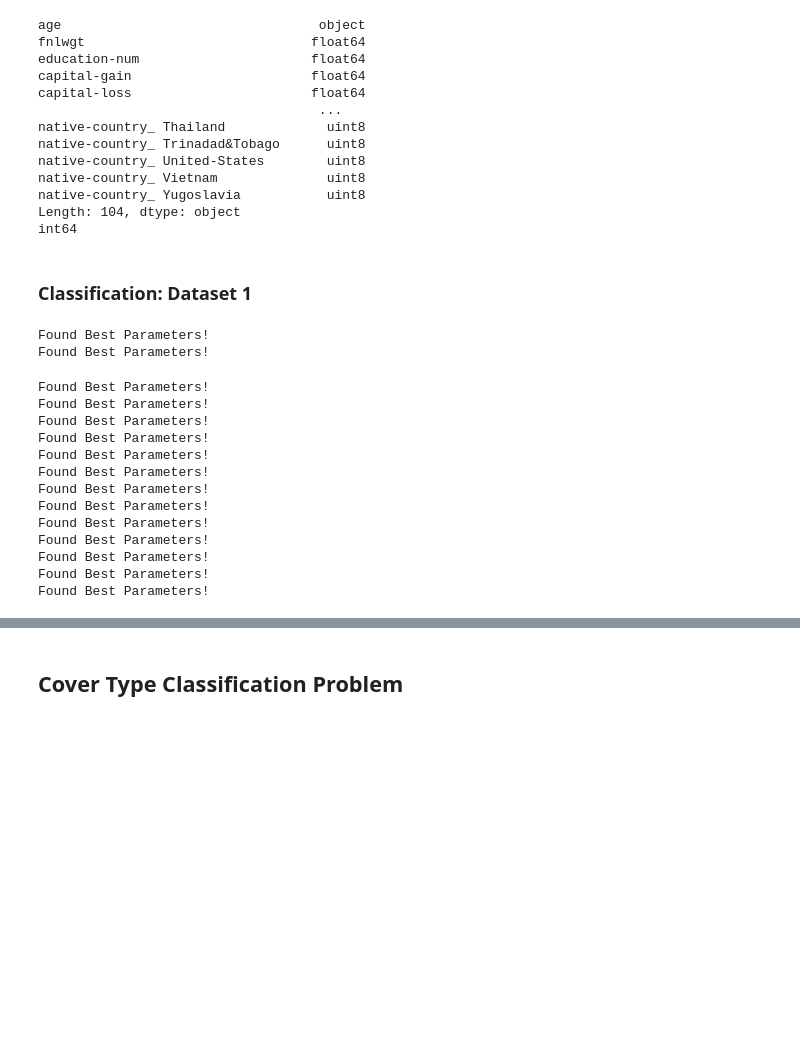
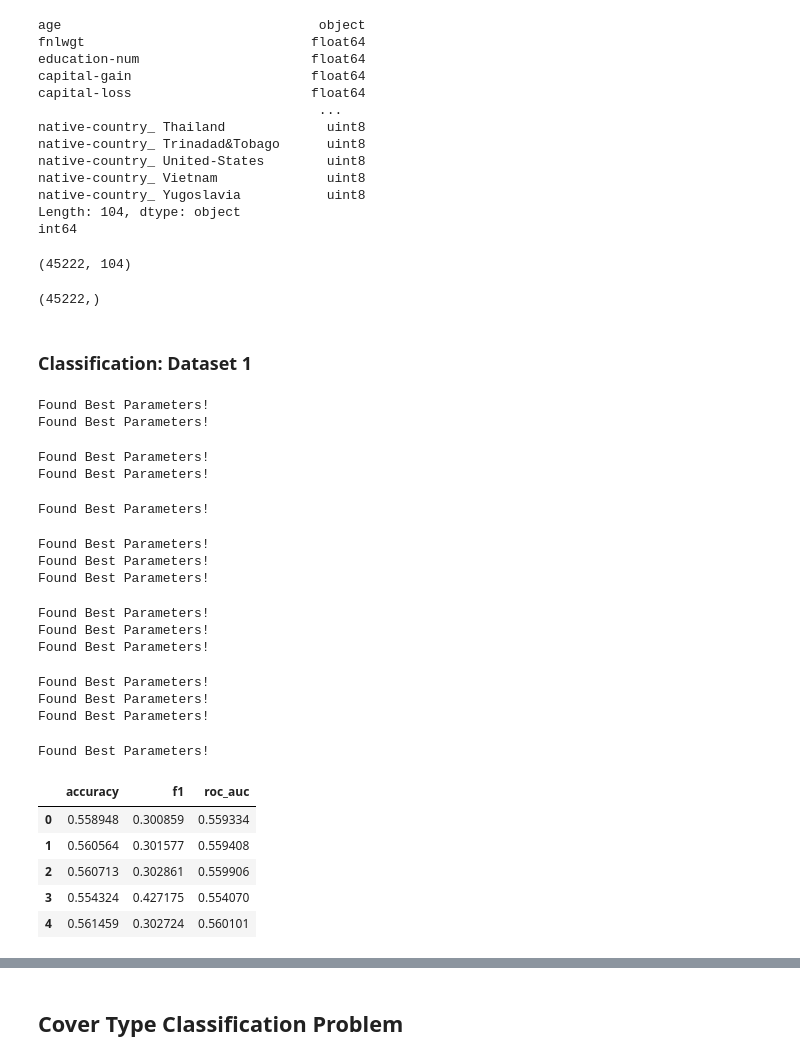
Before and after one commit to sh-biswas/COGS118A_Final_Project, a Jupyter notebook: Final_Project.ipynb, the cells around one changed output, grey strips where cells are left out. Drawn from its saved outputs; the diff is of its cells as text; code cells hidden in the pictures; blank space fills up the shorter version.

```diff
--- a/Final_Project.ipynb
+++ b/Final_Project.ipynb
@@ -71,7 +77,7 @@ def log_reg():
 # %% [markdown]
 ### Algorithm 2: K-Nearest Neighbors
 # %%
-def knn():
+def knn(X_train, X_test, y_train, y_test):
     # K-Neighbors binary classification
     k_list = [i for i in range(1,106,4)]
     scoring = ['accuracy', 'f1', 'roc_auc']
@@ -121,7 +127,7 @@ def knn():
 # %% [markdown]
 ### Algorithm 3: Random Forest
 # %%
-def rand_for():
+def rand_for(X_train, X_test, y_train, y_test):
     # Random Forest binary classification
     feat_list = [1, 2, 4, 6, 8, 12, 16, 20]
     n_trees = [1024]
@@ -258,3 +264,5 @@ data1.head(10)
 | 7 | 7 | 52 | Self-emp-not-inc | 209642.0 | HS-grad | 9.0 | Married-civ-spouse | Exec-managerial | ... |
 | 8 | 8 | 31 | Private | 45781.0 | Masters | 14.0 | Never-married | Prof-specialty | ... |
 | 9 | 9 | 42 | Private | 159449.0 | Bachelors | 13.0 | Married-civ-spouse | Exec-managerial | ... |
+# %%
+data1 = data1.dropna()
@@ -308,6 +320,14 @@ native-country_ Vietnam              uint8
 native-country_ Yugoslavia           uint8
 Length: 104, dtype: object
 int64
+# %%
+X1.shape
+# %% [output]
+(45222, 104)
+# %%
+y1.shape
+# %% [output]
+(45222,)
 # %% [markdown]
 ### Classification: Dataset 1
 # %%
@@ -316,9 +336,9 @@ KNND1 = np.zeros((5, 3))
 RDD1 = np.zeros((5, 3))
 for trial in range(5):
     X1_train, X1_test, y1_train, y1_test = train_test_split(X1, y1, train_size = 5000)
-    metrics_acc_log, metrics_f1_log, metrics_auc_log = log_reg()
-    metrics_acc_knn, metrics_f1_knn, metrics_auc_knn = knn()
-    metrics_acc_rand, metrics_f1_rand, metrics_auc_rand = rand_for()
+    metrics_acc_log, metrics_f1_log, metrics_auc_log = log_reg(X1_train, X1_test, y1_train, y1_test)
+    metrics_acc_knn, metrics_f1_knn, metrics_auc_knn = knn(X1_train, X1_test, y1_train, y1_test)
+    metrics_acc_rand, metrics_f1_rand, metrics_auc_rand = rand_for(X1_train, X1_test, y1_train, y1_test)
     LRD1[trial][0] = metrics_acc_log
     LRD1[trial][1] = metrics_f1_log
     LRD1[trial][2] = metrics_auc_log
@@ -339,14 +359,23 @@ Found Best Parameters!
 Found Best Parameters!
 Found Best Parameters!
 Found Best Parameters!
-Found Best Parameters!
-Found Best Parameters!
-Found Best Parameters!
-Found Best Parameters!
-Found Best Parameters!
-Found Best Parameters!
-Found Best Parameters!
-Found Best Parameters!
-Found Best Parameters!
-Found Best Parameters!
-Found Best Parameters!
+Found Best Parameters!
+Found Best Parameters!
+Found Best Parameters!
+Found Best Parameters!
+Found Best Parameters!
+Found Best Parameters!
+Found Best Parameters!
+Found Best Parameters!
+Found Best Parameters!
+Found Best Parameters!
+Found Best Parameters!
+# %%
+LRD1
+# %% [output]
+|  | accuracy | f1 | roc_auc |
+| 0 | 0.558948 | 0.300859 | 0.559334 |
+| 1 | 0.560564 | 0.301577 | 0.559408 |
+| 2 | 0.560713 | 0.302861 | 0.559906 |
+| 3 | 0.554324 | 0.427175 | 0.554070 |
+| 4 | 0.561459 | 0.302724 | 0.560101 |
```
Also changed, not shown: parts of 37 cells of this notebook, 2 other files.
